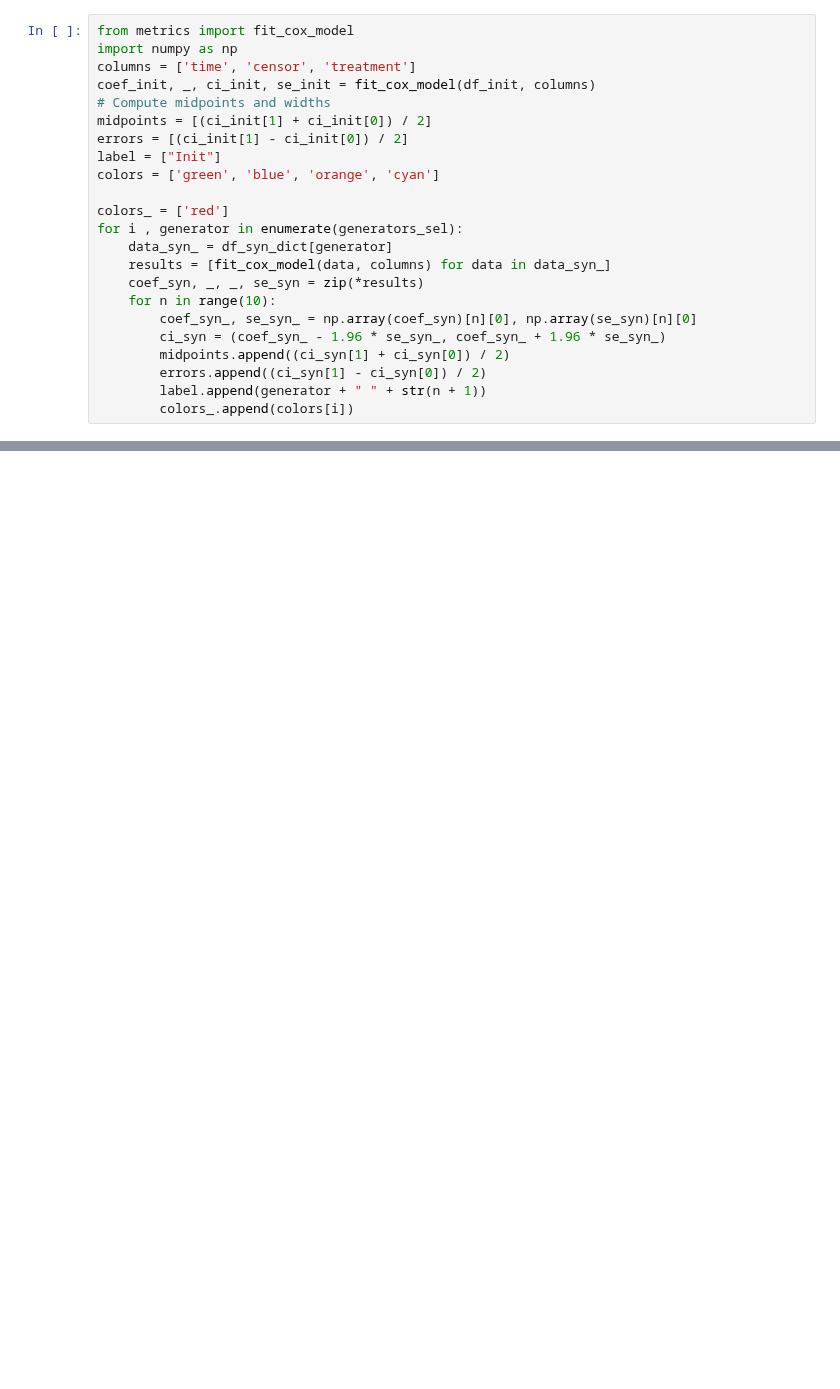
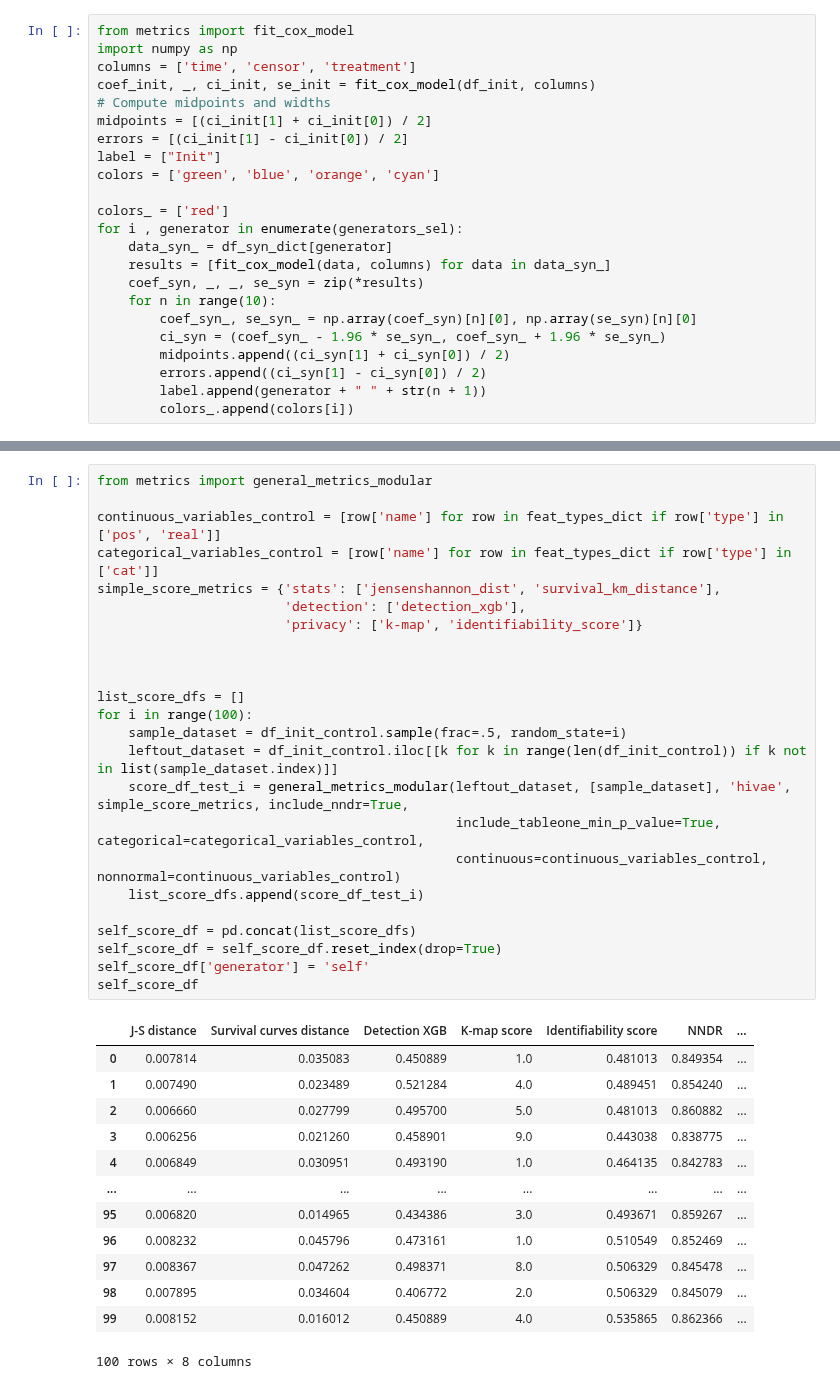
Before and after one commit to aguilloux/survgen-clinical-trials, a Jupyter notebook: tutorials/tutorial_NCT00113763_compare.ipynb, the cells around one changed output, grey strips where cells are left out. Cells and saved outputs as stored; diff of their text form; blank space fills up the shorter version.

```diff
--- a/tutorials/tutorial_NCT00113763_compare.ipynb
+++ b/tutorials/tutorial_NCT00113763_compare.ipynb
@@ -244,0 +246,38 @@ plt.show()
+# %%
+from metrics import general_metrics_modular
+
+continuous_variables_control = [row['name'] for row in feat_types_dict if row['type'] in ['pos', 'real']]
+categorical_variables_control = [row['name'] for row in feat_types_dict if row['type'] in ['cat']]
+simple_score_metrics = {'stats': ['jensenshannon_dist', 'survival_km_distance'],
+                        'detection': ['detection_xgb'],
+                        'privacy': ['k-map', 'identifiability_score']}
+
+
+
+list_score_dfs = []
+for i in range(100):
+    sample_dataset = df_init_control.sample(frac=.5, random_state=i)
+    leftout_dataset = df_init_control.iloc[[k for k in range(len(df_init_control)) if k not in list(sample_dataset.index)]]
+    score_df_test_i = general_metrics_modular(leftout_dataset, [sample_dataset], 'hivae', simple_score_metrics, include_nndr=True,
+                                              include_tableone_min_p_value=True, categorical=categorical_variables_control,
+                                              continuous=continuous_variables_control, nonnormal=continuous_variables_control)
+    list_score_dfs.append(score_df_test_i)
+
+self_score_df = pd.concat(list_score_dfs)
+self_score_df = self_score_df.reset_index(drop=True)
+self_score_df['generator'] = 'self'
+self_score_df
+# %% [output]
+|  | J-S distance | Survival curves distance | Detection XGB | K-map score | Identifiability score | NNDR | ... |
+| 0 | 0.007814 | 0.035083 | 0.450889 | 1.0 | 0.481013 | 0.849354 | ... |
+| 1 | 0.007490 | 0.023489 | 0.521284 | 4.0 | 0.489451 | 0.854240 | ... |
+| 2 | 0.006660 | 0.027799 | 0.495700 | 5.0 | 0.481013 | 0.860882 | ... |
+| 3 | 0.006256 | 0.021260 | 0.458901 | 9.0 | 0.443038 | 0.838775 | ... |
+| 4 | 0.006849 | 0.030951 | 0.493190 | 1.0 | 0.464135 | 0.842783 | ... |
+| ... | ... | ... | ... | ... | ... | ... | ... |
+| 95 | 0.006820 | 0.014965 | 0.434386 | 3.0 | 0.493671 | 0.859267 | ... |
+| 96 | 0.008232 | 0.045796 | 0.473161 | 1.0 | 0.510549 | 0.852469 | ... |
+| 97 | 0.008367 | 0.047262 | 0.498371 | 8.0 | 0.506329 | 0.845478 | ... |
+| 98 | 0.007895 | 0.034604 | 0.406772 | 2.0 | 0.506329 | 0.845079 | ... |
+| 99 | 0.008152 | 0.016012 | 0.450889 | 4.0 | 0.535865 | 0.862366 | ... |
+100 rows × 8 columns
```
Also changed, not shown: parts of 13 cells of this notebook, 1 other file.
